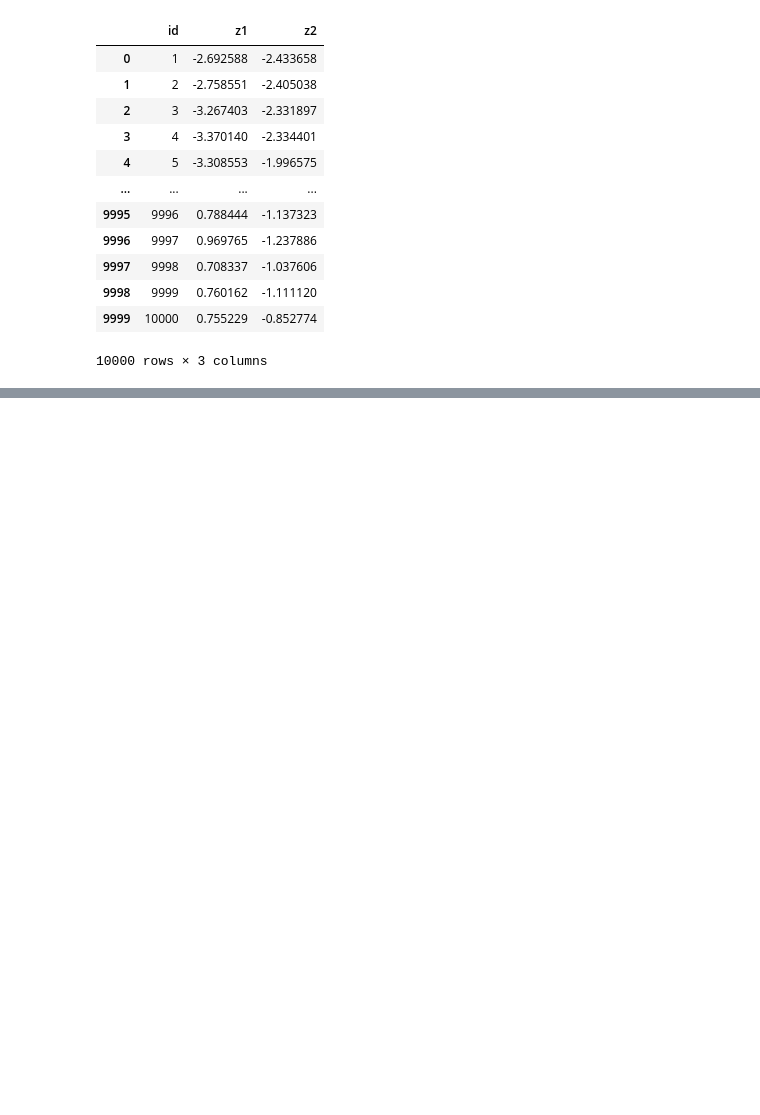
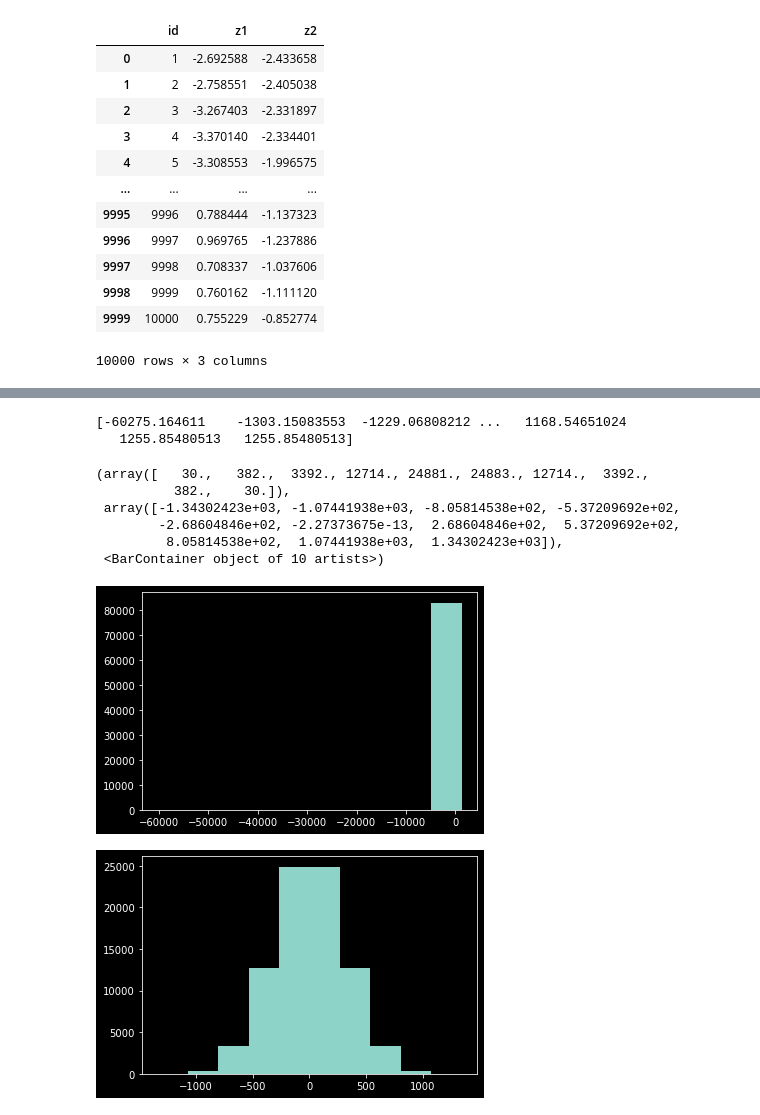
Before and after one commit to Chaudry24/kaust22, a Jupyter notebook: plotting.ipynb, the cells around one changed output, grey strips where cells are left out. Cells and saved outputs as stored; diff of their text form; code cells hidden in the pictures; blank space fills up the shorter version.

```diff
--- a/plotting.ipynb
+++ b/plotting.ipynb
@@ -176,0 +203,30 @@ preds_d1_d2.to_csv("./results/data_preds.csv", index=False)
+# %%
+with open("./data-competition-1a/train_x2.npy", mode='rb') as file:
+    train_x = np.load(file)
+with open("./data-competition-1a/train_y2.npy", mode='rb') as file:
+    train_y = np.load(file)
+
+#plt.scatter(x=train_x[:, 0], y=train_x[:, 1], c=train_y)
+fft_z = np.fft.fft(train_y)
+
+plt.figure()
+# plt.scatter(x=train_x[:, 0], y=train_x[:, 1], c=np.real(fft_z), cmap='jet')
+# plt.colorbar()
+plt.hist(np.real(fft_z))
+print(np.unique(np.real(fft_z)))
+plt.figure()
+# plt.scatter(x=train_x[:, 0], y=train_x[:, 1], c=np.imag(fft_z), s=0.1)
+# plt.colorbar()
+plt.hist(np.imag(fft_z))
+tf.fft_z()
+# %% [output]
+[-60275.164611    -1303.15083553  -1229.06808212 ...   1168.54651024
+   1255.85480513   1255.85480513]
+(array([   30.,   382.,  3392., 12714., 24881., 24883., 12714.,  3392.,
+          382.,    30.]),
+ array([-1.34302423e+03, -1.07441938e+03, -8.05814538e+02, -5.37209692e+02,
+        -2.68604846e+02, -2.27373675e-13,  2.68604846e+02,  5.37209692e+02,
+         8.05814538e+02,  1.07441938e+03,  1.34302423e+03]),
+ <BarContainer object of 10 artists>)
+[figure, added]
+[figure, added]
```
Also changed, not shown: parts of 3 cells of this notebook.
